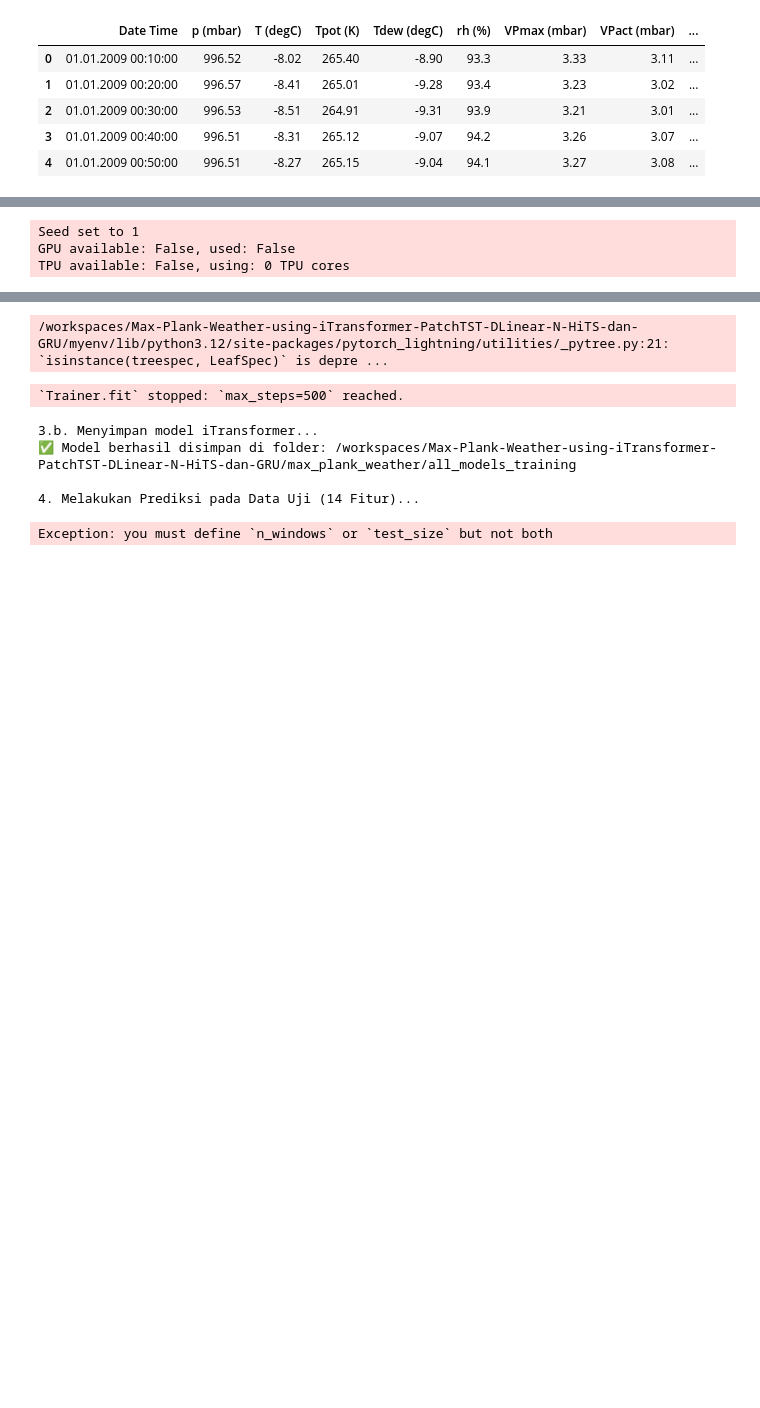
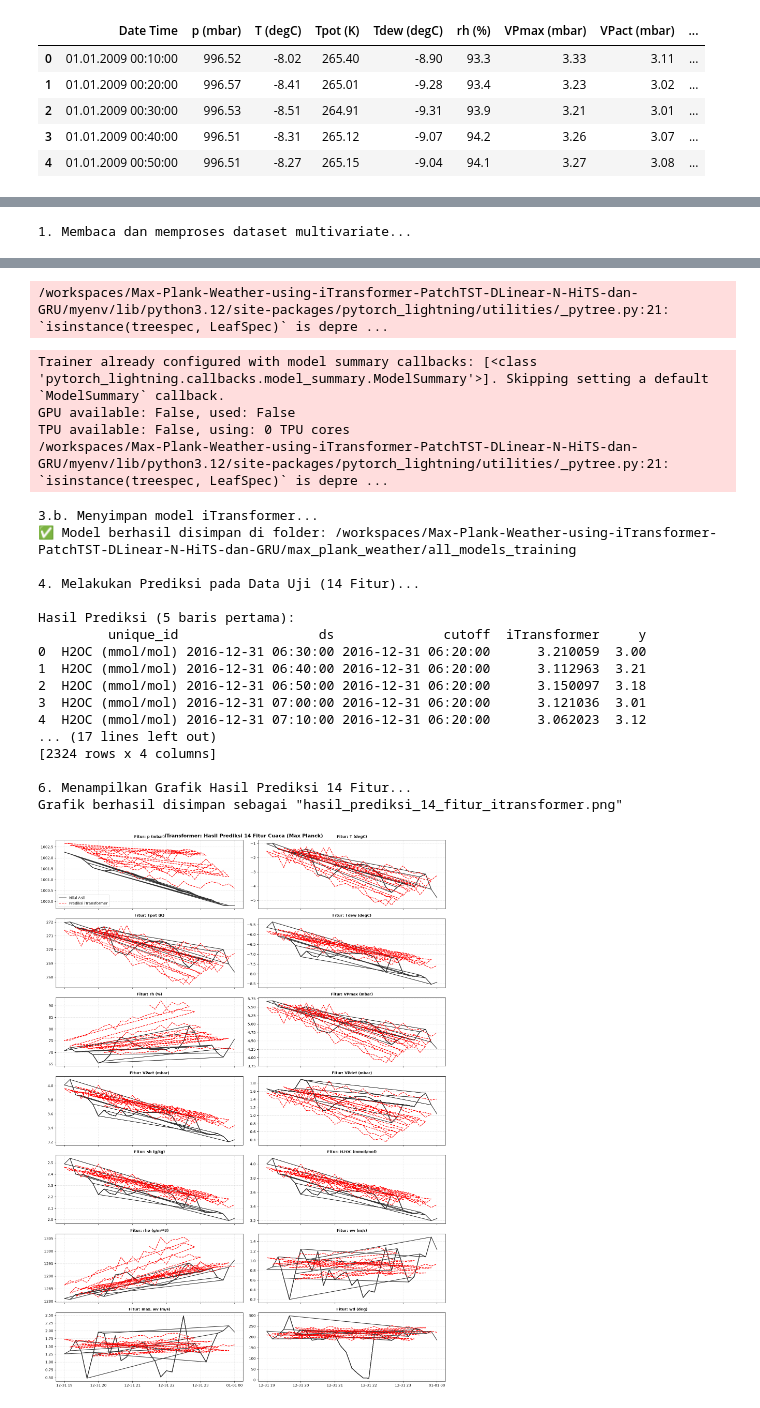
Before and after one commit to zeerei97/Max-Plank-Weather-using-iTransformer-PatchTST-DLinear-N-HiTS-dan-GRU, a Jupyter notebook: max_plank_weather/main.ipynb, the cells around one changed output, grey strips where cells are left out. Drawn from its saved outputs; the diff is of its cells as text; code cells hidden in the pictures; blank space fills up the shorter version.

```diff
--- a/max_plank_weather/main.ipynb
+++ b/max_plank_weather/main.ipynb
@@ -65,16 +65,21 @@ print(
 
 # --- Step C: Inisialisasi Model iTransformer ---
 print('\n2. Menginisialisasi Model iTransformer...')
+MAX_STEPS = 500  # Total iterasi training
 
 models = [
     iTransformer(
         h=HORIZON,
         input_size=INPUT_SIZE,
         n_series=NUM_TARGETS,
-        max_steps=500,  # Ubah ke 1000+ jika ingin hasil optimal
+        max_steps=1000,  # Ubah ke 1000+ jika ingin hasil optimal
         batch_size=32,
         learning_rate=0.001,
-        early_stop_patience_steps=3,
+        # -----------------------------------------------------------------
+        # OPTIMASI VALIDASI:
+        val_check_steps=50,  # 👈 Validasi hanya dilakukan setiap 50 steps
+        early_stop_patience_steps=3,  # Toleransi 3x pengecekan validasi (3 x 50 = 150 steps)
+        # -----------------------------------------------------------------
         scaler_type='standard',  # Normalisasi data otomatis per unique_id
         accelerator ='auto',  # Otomatis deteksi GPU/CPU
     )
@@ -103,8 +108,15 @@ print(f'✅ Model berhasil disimpan di folder: {MODEL_PATH}')
 # --- Step E: Cross-Validation / Predict ---
 print('\n4. Melakukan Prediksi pada Data Uji (14 Fitur)...')
 
+# Hitung jumlah window prediksi (2000 / 24 = 83 windows)
+N_WINDOWS = TEST_TIMESTAMPS // HORIZON
+
 cv_df = nf.cross_validation(
-    df=df_sample, val_size=TEST_TIMESTAMPS, test_size=TEST_TIMESTAMPS, n_windows=1
+    df=df_sample,
+    n_windows=N_WINDOWS,
+    test_size=None,  # 👈 Kosongkan test_size secara eksplisit
+    val_size=VAL_SIZE,
+    use_fitted=True,  # Gunakan model yang sudah di-fit pada Step D
 )
 
 print('\nHasil Prediksi (5 baris pertama):')
@@ -165,3 +178 @@ plt.show()
-Seed set to 1
-GPU available: False, used: False
-TPU available: False, using: 0 TPU cores
+1. Membaca dan memproses dataset multivariate...
@@ -194,7 +204,23 @@ Informasi Dataset:
 /workspaces/Max-Plank-Weather-using-iTransformer-PatchTST-DLinear-N-HiTS-dan-GRU/myenv/lib/python3.12/site-packages/pytorch_lightning/utilities/_pytree.py:21: `isinstance(treespec, LeafSpec)` is depre ...
-`Trainer.fit` stopped: `max_steps=500` reached.
+Trainer already configured with model summary callbacks: [<class 'pytorch_lightning.callbacks.model_summary.ModelSummary'>]. Skipping setting a default `ModelSummary` callback.
+GPU available: False, used: False
+TPU available: False, using: 0 TPU cores
+/workspaces/Max-Plank-Weather-using-iTransformer-PatchTST-DLinear-N-HiTS-dan-GRU/myenv/lib/python3.12/site-packages/pytorch_lightning/utilities/_pytree.py:21: `isinstance(treespec, LeafSpec)` is depre ...
 3.b. Menyimpan model iTransformer...
 ✅ Model berhasil disimpan di folder: /workspaces/Max-Plank-Weather-using-iTransformer-PatchTST-DLinear-N-HiTS-dan-GRU/max_plank_weather/all_models_training
 
 4. Melakukan Prediksi pada Data Uji (14 Fitur)...
+
+Hasil Prediksi (5 baris pertama):
+         unique_id                  ds              cutoff  iTransformer     y
+0  H2OC (mmol/mol) 2016-12-31 06:30:00 2016-12-31 06:20:00      3.210059  3.00
+1  H2OC (mmol/mol) 2016-12-31 06:40:00 2016-12-31 06:20:00      3.112963  3.21
+2  H2OC (mmol/mol) 2016-12-31 06:50:00 2016-12-31 06:20:00      3.150097  3.18
+3  H2OC (mmol/mol) 2016-12-31 07:00:00 2016-12-31 06:20:00      3.121036  3.01
+4  H2OC (mmol/mol) 2016-12-31 07:10:00 2016-12-31 06:20:00      3.062023  3.12
+... (17 lines left out)
+[2324 rows x 4 columns]
+
+6. Menampilkan Grafik Hasil Prediksi 14 Fitur...
+Grafik berhasil disimpan sebagai "hasil_prediksi_14_fitur_itransformer.png"
-Exception: you must define `n_windows` or `test_size` but not both
+[figure, added]
```
Also changed, not shown: parts of 2 cells of this notebook, 17 other files.
